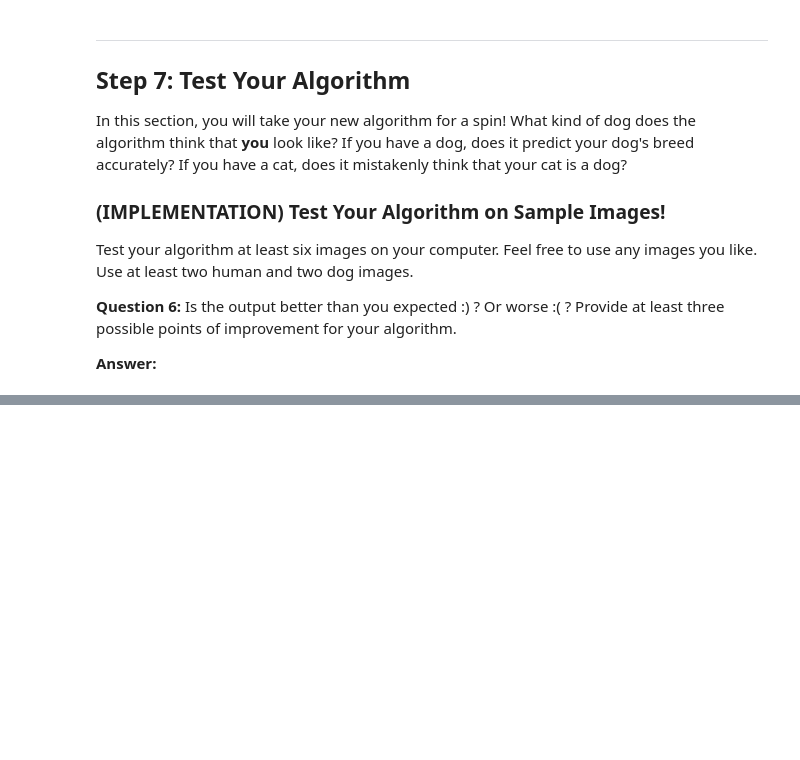
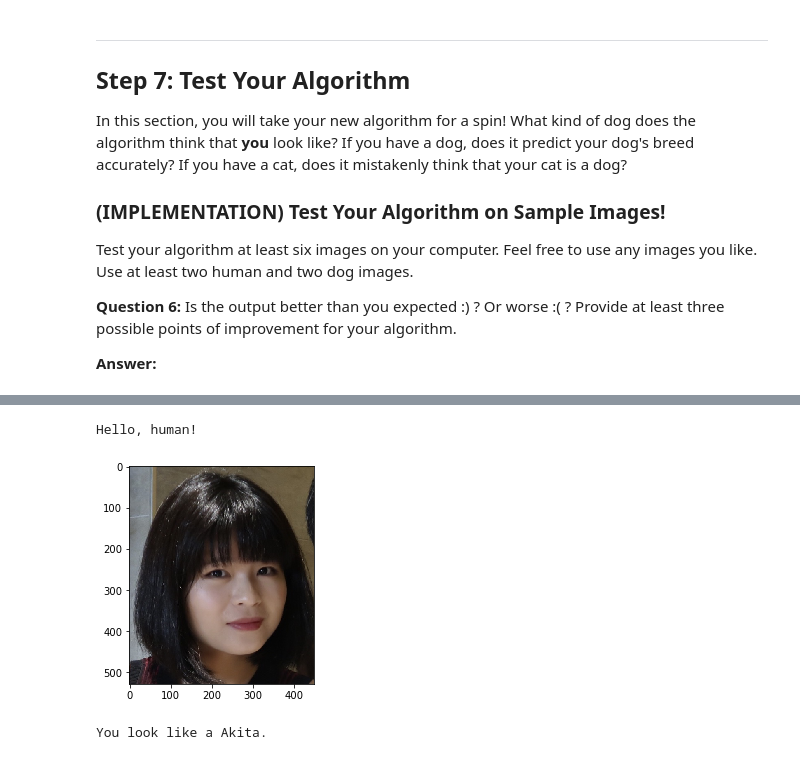
Before and after one commit to maxwang88/dog-breed-detection, a Jupyter notebook: dog_app.ipynb, the cells around one changed output, grey strips where cells are left out. Drawn from its saved outputs; the diff is of its cells as text; code cells hidden in the pictures; blank space fills up the shorter version.

```diff
--- a/dog_app.ipynb
+++ b/dog_app.ipynb
@@ -812,0 +807,7 @@ You look like a American_staffordshire_terrier.
+# %%
+pth = 'test/yulong.jpg'
+dog_breed_classifier(pth)
+# %% [output]
+Hello, human!
+[figure, added]
+You look like a Akita.
```
Also changed, not shown: parts of 17 cells of this notebook, 3 other files.
